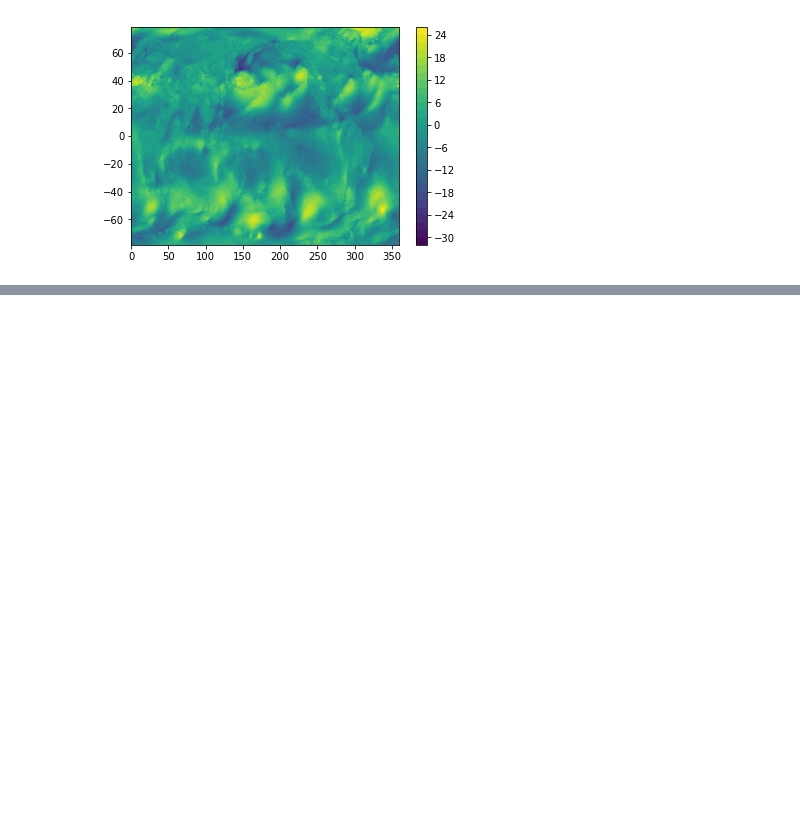
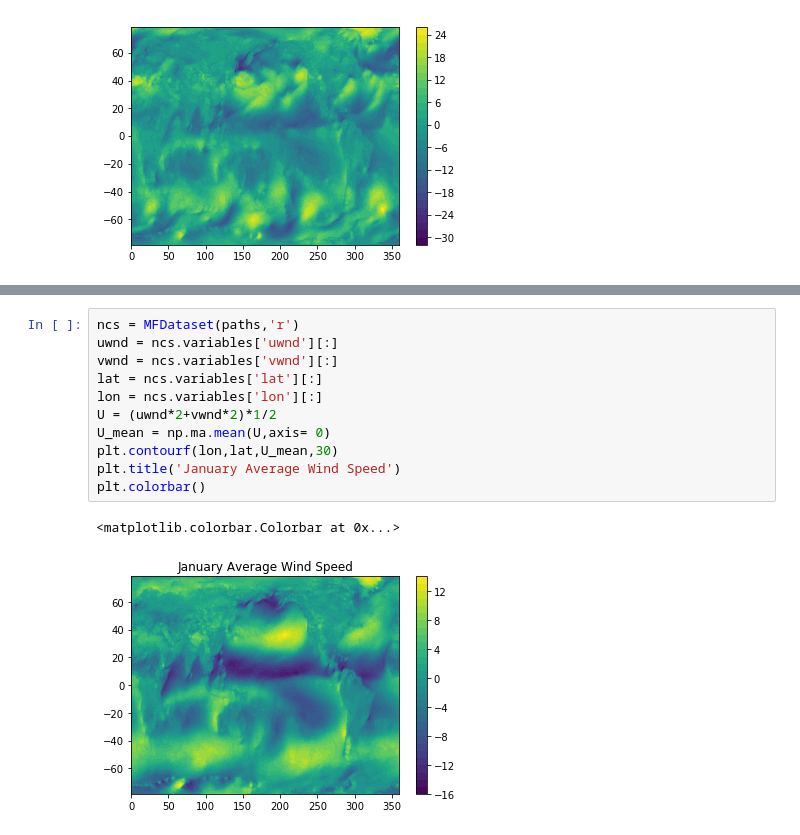
Before and after one commit to Rrogerwu/expansion_fans, a Jupyter notebook: src/Wind_data_ccmp.ipynb, the cells around one changed output, grey strips where cells are left out. Drawn from its saved outputs; the diff is of its cells as text; blank space fills up the shorter version.

```diff
--- a/src/Wind_data_ccmp.ipynb
+++ b/src/Wind_data_ccmp.ipynb
@@ -78,0 +113,14 @@ plt.colorbar()
+# %%
+ncs = MFDataset(paths,'r')
+uwnd = ncs.variables['uwnd'][:]
+vwnd = ncs.variables['vwnd'][:]
+lat = ncs.variables['lat'][:]
+lon = ncs.variables['lon'][:]
+U = (uwnd*2+vwnd*2)*1/2
+U_mean = np.ma.mean(U,axis= 0)
+plt.contourf(lon,lat,U_mean,30)
+plt.title('January Average Wind Speed')
+plt.colorbar()
+# %% [output]
+<matplotlib.colorbar.Colorbar at 0x...>
+[figure, added]
```
Also changed, not shown: parts of 3 cells of this notebook.
